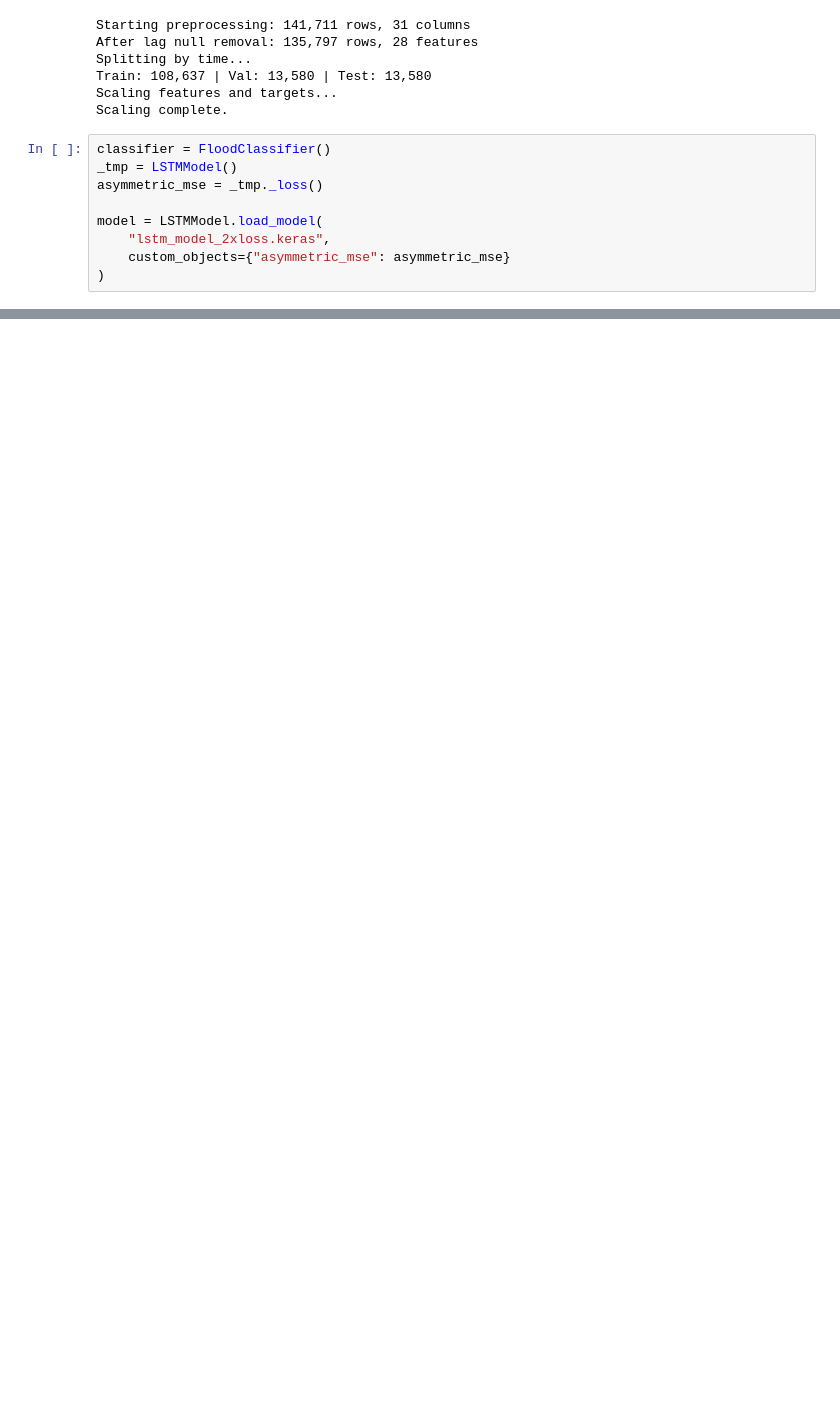
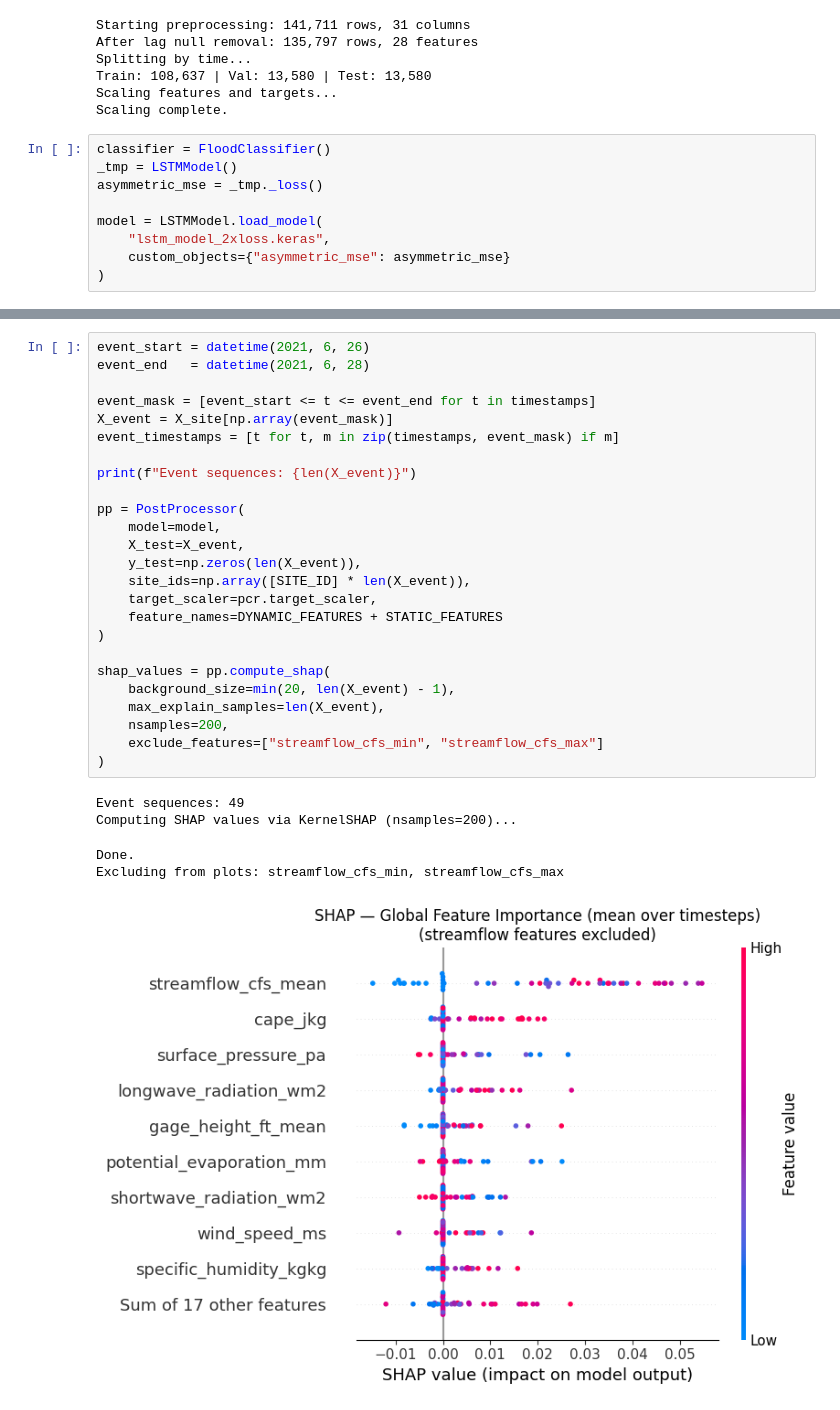
Before and after one commit to connorjsmith28/Flood-Forecasting, a Jupyter notebook: notebooks/demo/demo.ipynb, the cells around one changed output, grey strips where cells are left out. Cells and saved outputs as stored; diff of their text form; blank space fills up the shorter version.

Commit message:
Re ran test lstm, modified demo

```diff
--- a/notebooks/demo/demo.ipynb
+++ b/notebooks/demo/demo.ipynb
@@ -126,0 +153,31 @@ shape: (73, 8)
+# %%
+event_start = datetime(2021, 6, 26)
+event_end   = datetime(2021, 6, 28)
+
+event_mask = [event_start <= t <= event_end for t in timestamps]
+X_event = X_site[np.array(event_mask)]
+event_timestamps = [t for t, m in zip(timestamps, event_mask) if m]
+
+print(f"Event sequences: {len(X_event)}")
+
+pp = PostProcessor(
+    model=model,
+    X_test=X_event,
+    y_test=np.zeros(len(X_event)),
+    site_ids=np.array([SITE_ID] * len(X_event)),
+    target_scaler=pcr.target_scaler,
+    feature_names=DYNAMIC_FEATURES + STATIC_FEATURES
+)
+
+shap_values = pp.compute_shap(
+    background_size=min(20, len(X_event) - 1),
+    max_explain_samples=len(X_event),
+    nsamples=200,
+    exclude_features=["streamflow_cfs_min", "streamflow_cfs_max"]
+)
+# %% [output]
+Event sequences: 49
+Computing SHAP values via KernelSHAP (nsamples=200)...
+Done.
+Excluding from plots: streamflow_cfs_min, streamflow_cfs_max
+[figure, added]
```
Also changed, not shown: parts of 6 cells of this notebook, 1 other file.
